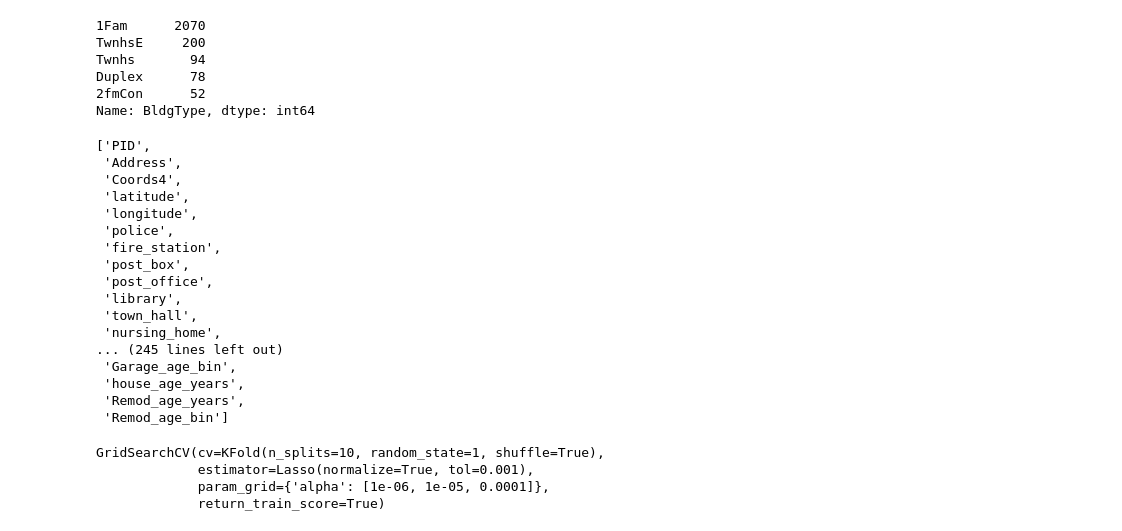
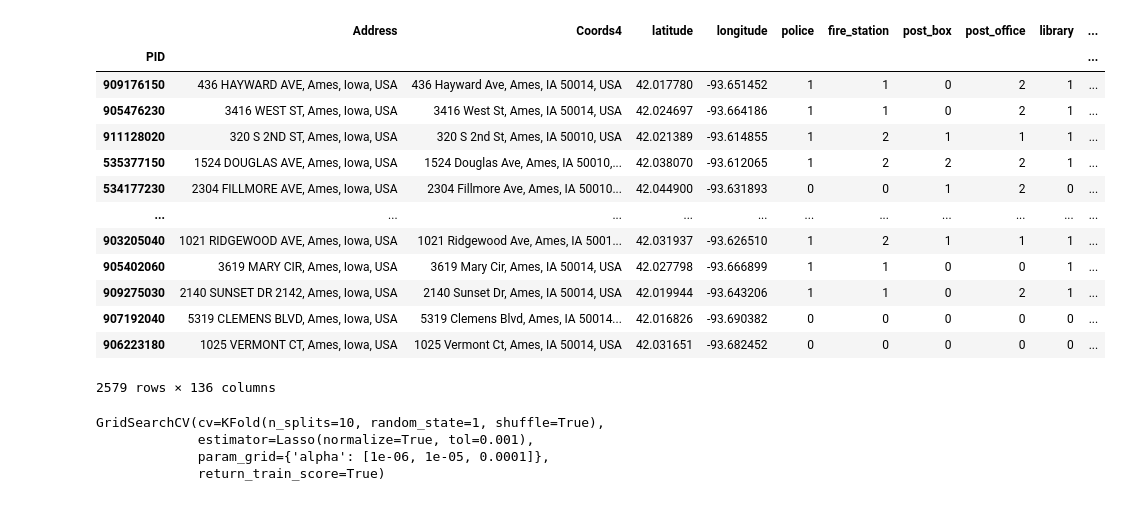
Before and after one commit to kiwymic/operation_goldfish-1, a Jupyter notebook: Matt/radial_features_exploration.ipynb, the cells around one changed output. Saved outputs shown, nothing was run; the diff lists cells and outputs as text; code cells hidden in the pictures.

```diff
--- a/Matt/radial_features_exploration.ipynb
+++ b/Matt/radial_features_exploration.ipynb
@@ -116,15 +108,6 @@ vif
-# %%
-df['BldgType'].value_counts()
-# %% [output]
-1Fam      2070
-TwnhsE     200
-Twnhs       94
-Duplex      78
-2fmCon      52
-Name: BldgType, dtype: int64
 # %%
 df = pd.read_csv('./../data/ames_housing_price_data_v4.csv')
-radial = pd.read_csv('./../data/house_coordinates_1.0_.csv', index_col = 0)
+radial = pd.read_csv('./../data/house_coordinates_1.0.csv', index_col = 0)
 
 for col in radial.columns:
     prefix = str(col)[0:4]
@@ -138,28 +121,25 @@ df.reset_index(drop=True, inplace = True)
 
 price = df['SalePrice']
 price_log = df['SalePrice_log']
-# %%
-list(df.columns)
-# %% [output]
-['PID',
- 'Address',
- 'Coords4',
- 'latitude',
- 'longitude',
- 'police',
- 'fire_station',
- 'post_box',
- 'post_office',
- 'library',
- 'town_hall',
- 'nursing_home',
-... (245 lines left out)
- 'Garage_age_bin',
- 'house_age_years',
- 'Remod_age_years',
- 'Remod_age_bin']
 # %%
 rad_drops = ['Address', 'Coords4', 'latitude', 'longitude']
+# %%
+radial
+# %% [output]
+|  | Address | Coords4 | latitude | longitude | police | fire_station | post_box | post_office | library | ... |
+| PID |  |  |  |  |  |  |  |  |  | ... |
+| 909176150 | 436 HAYWARD AVE, Ames, Iowa, USA | 436 Hayward Ave, Ames, IA 50014, USA | 42.017780 | -93.651452 | 1 | 1 | 0 | 2 | 1 | ... |
+| 905476230 | 3416 WEST ST, Ames, Iowa, USA | 3416 West St, Ames, IA 50014, USA | 42.024697 | -93.664186 | 1 | 1 | 0 | 2 | 1 | ... |
+| 911128020 | 320 S 2ND ST, Ames, Iowa, USA | 320 S 2nd St, Ames, IA 50010, USA | 42.021389 | -93.614855 | 1 | 2 | 1 | 1 | 1 | ... |
+| 535377150 | 1524 DOUGLAS AVE, Ames, Iowa, USA | 1524 Douglas Ave, Ames, IA 50010,... | 42.038070 | -93.612065 | 1 | 2 | 2 | 2 | 1 | ... |
+| 534177230 | 2304 FILLMORE AVE, Ames, Iowa, USA | 2304 Fillmore Ave, Ames, IA 50010... | 42.044900 | -93.631893 | 0 | 0 | 1 | 2 | 0 | ... |
+| ... | ... | ... | ... | ... | ... | ... | ... | ... | ... | ... |
+| 903205040 | 1021 RIDGEWOOD AVE, Ames, Iowa, USA | 1021 Ridgewood Ave, Ames, IA 5001... | 42.031937 | -93.626510 | 1 | 2 | 1 | 1 | 1 | ... |
+| 905402060 | 3619 MARY CIR, Ames, Iowa, USA | 3619 Mary Cir, Ames, IA 50014, USA | 42.027798 | -93.666899 | 1 | 1 | 0 | 0 | 1 | ... |
+| 909275030 | 2140 SUNSET DR 2142, Ames, Iowa, USA | 2140 Sunset Dr, Ames, IA 50014, USA | 42.019944 | -93.643206 | 1 | 1 | 0 | 2 | 1 | ... |
+| 907192040 | 5319 CLEMENS BLVD, Ames, Iowa, USA | 5319 Clemens Blvd, Ames, IA 50014... | 42.016826 | -93.690382 | 0 | 0 | 0 | 0 | 0 | ... |
+| 906223180 | 1025 VERMONT CT, Ames, Iowa, USA | 1025 Vermont Ct, Ames, IA 50014, USA | 42.031651 | -93.682452 | 0 | 0 | 0 | 0 | 0 | ... |
+2579 rows × 136 columns
 # %%
 droplist = ['SaleType', 'SaleCondition', 'Garage_age_years', 'Remod_age_years', 'MoSold', 'Utilities', 'MiscFeature']
 alwaysdrop = ['PID', 'SalePrice', 'SalePrice_log', 'sold_datetime', '2ndFlrSF_log', 'GrLivArea', '1stFlrSF', 'LotArea', 'LotFrontage_log']
```
Also changed, not shown: parts of 1 cell of this notebook, 2 other files.
